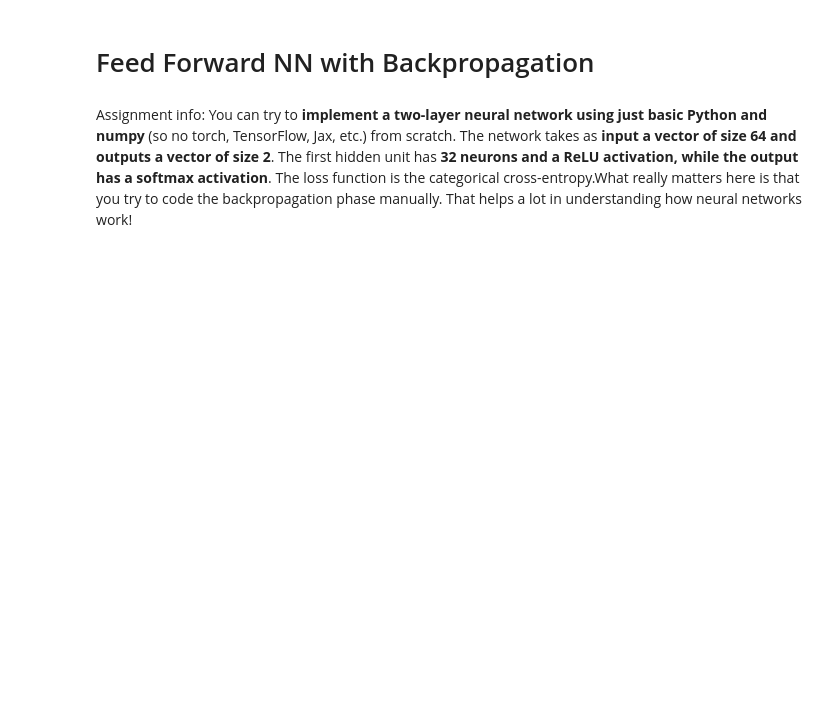
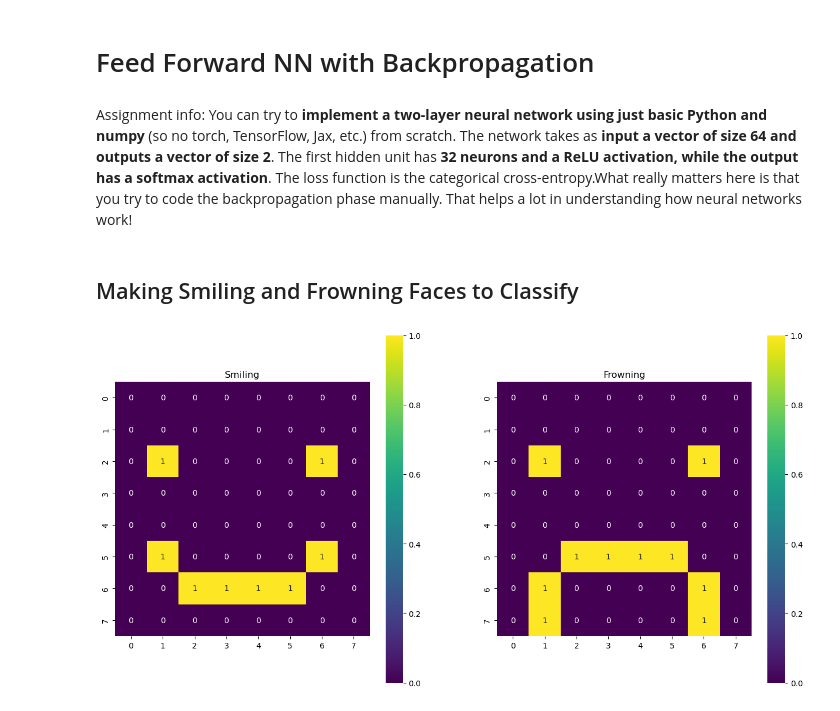
Before and after one commit to ssocolow/ml-oxford, a Jupyter notebook: w1/nn-demo.ipynb, the cells around one changed output. Drawn from its saved outputs; the diff is of its cells as text; code cells hidden in the pictures; blank space fills up the shorter version.

```diff
--- a/w1/nn-demo.ipynb
+++ b/w1/nn-demo.ipynb
@@ -7,0 +9,49 @@ import numpy as np
+# %% [markdown]
+## Making Smiling and Frowning Faces to Classify
+# %%
+# make and show data
+# I will be trying to classifly 8 by 8 grayscale images of smiling or frowning faces
+
+# smiling face
+smiling_base = np.array([
+    [0, 0, 0, 0, 0, 0, 0, 0],
+    [0, 0, 0, 0, 0, 0, 0, 0],
+    [0, 1, 0, 0, 0, 0, 1, 0],
+    [0, 0, 0, 0, 0, 0, 0, 0],
+    [0, 0, 0, 0, 0, 0, 0, 0],
+    [0, 1, 0, 0, 0, 0, 1, 0],
+    [0, 0, 1, 1, 1, 1, 0, 0],
+    [0, 0, 0, 0, 0, 0, 0, 0],
+])
+
+# frowning face
+frowning_base = np.array([
+    [0, 0, 0, 0, 0, 0, 0, 0],
+    [0, 0, 0, 0, 0, 0, 0, 0],
+    [0, 1, 0, 0, 0, 0, 1, 0],
+    [0, 0, 0, 0, 0, 0, 0, 0],
+    [0, 0, 0, 0, 0, 0, 0, 0],
+    [0, 0, 1, 1, 1, 1, 0, 0],
+    [0, 1, 0, 0, 0, 0, 1, 0],
+    [0, 1, 0, 0, 0, 0, 1, 0],
+])
+# %%
+# visualize the two faces
+import seaborn as sns
+import matplotlib.pyplot as plt
+
+def show2(a1, a2):
+    # Create the heatmap
+    fig, axes = plt.subplots(1, 2, figsize=(16,8))
+    sns.heatmap(a1, annot=True, cmap="viridis", square=True, ax=axes[0])
+    axes[0].set_title("Smiling")
+    sns.heatmap(a2, annot=True, cmap="viridis", square=True, ax=axes[1])
+    axes[1].set_title("Frowning")
+
+show2(smiling_base, frowning_base)
+
+# Display the plot
+# plt.tight_layout()
+# plt.show()
+# %% [output]
+[figure, added]
```
Also changed, not shown: parts of 10 cells of this notebook.
